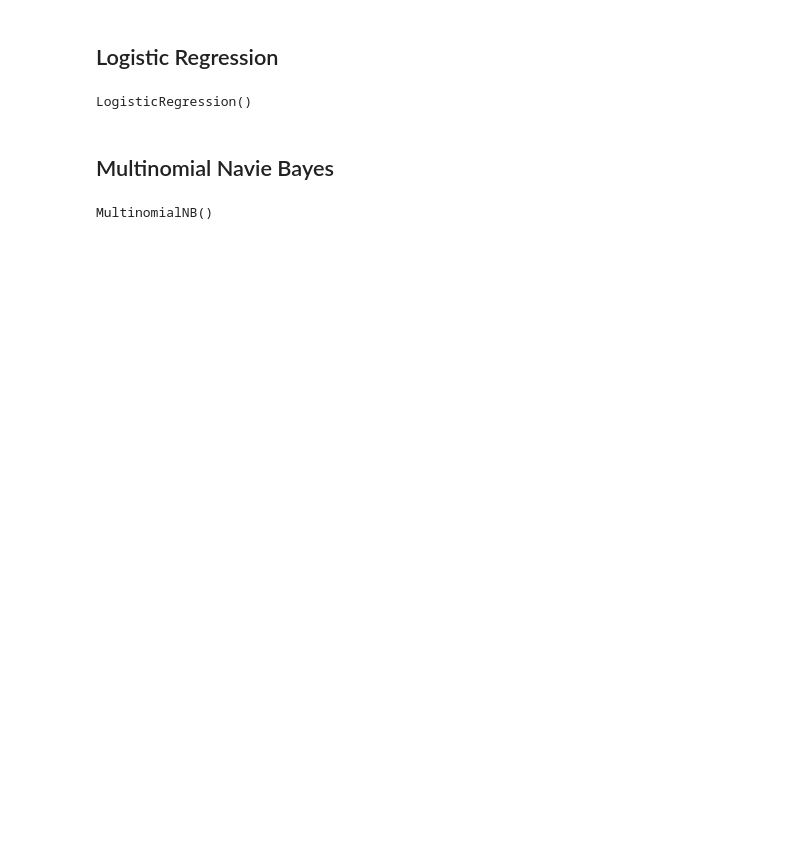
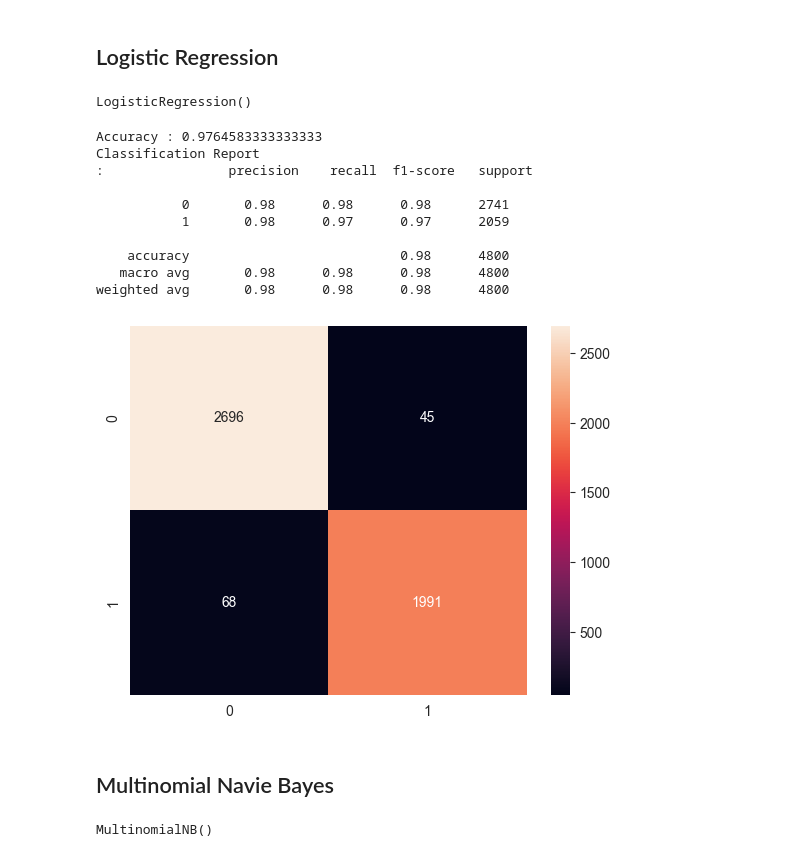
Before and after one commit to gokul-h/fake-news-detector, a Jupyter notebook: Kaagle_Fake_news_Implementation.ipynb, the cells around one changed output. Cells and saved outputs as stored; diff of their text form; code cells hidden in the pictures; blank space fills up the shorter version.

```diff
--- a/Kaagle_Fake_news_Implementation.ipynb
+++ b/Kaagle_Fake_news_Implementation.ipynb
@@ -153,5 +174,20 @@ logreg.fit(X_final, y_train)
 # %% [output]
 LogisticRegression()
+# %%
+y_pred = logreg.predict(X_train)
+matrix(logreg,y_pred)
+# %% [output]
+Accuracy : 0.9764583333333333
+Classification Report
+:                precision    recall  f1-score   support
+
+           0       0.98      0.98      0.98      2741
+           1       0.98      0.97      0.97      2059
+
+    accuracy                           0.98      4800
+   macro avg       0.98      0.98      0.98      4800
+weighted avg       0.98      0.98      0.98      4800
+[figure, added]
 # %% [markdown]
 ## Multinomial Navie Bayes
 # %%
```
Also changed, not shown: parts of 26 cells of this notebook.
